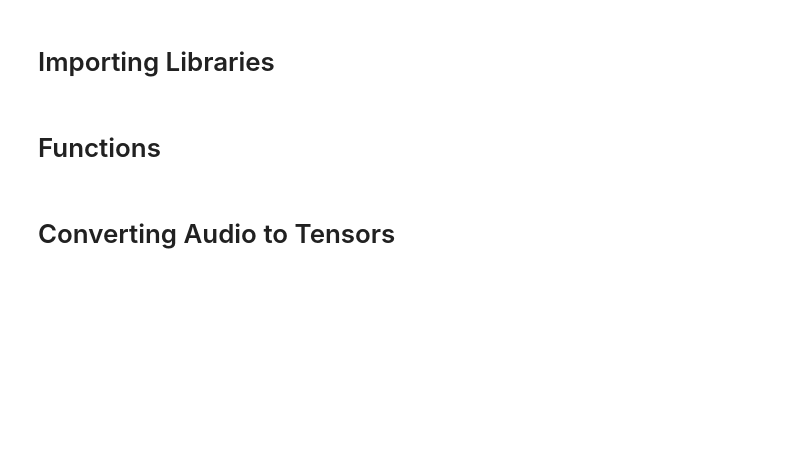
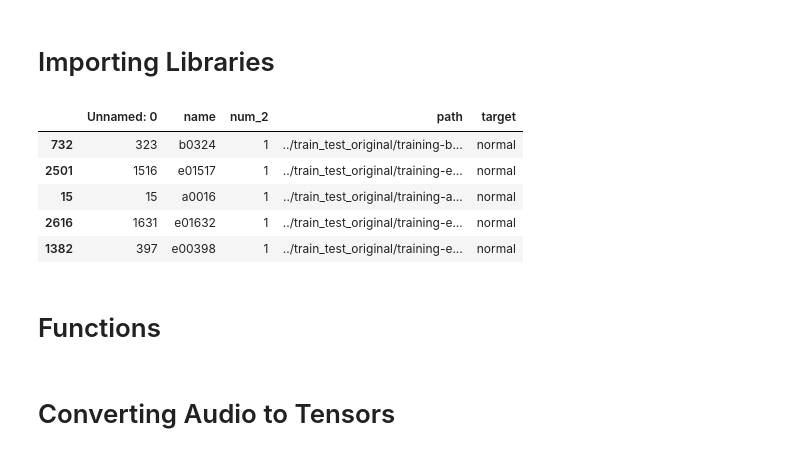
Before and after one commit to miladshiraniUCB/Heart-Sound-classification, a Jupyter notebook: Notebooks/ML-Models.ipynb, the cells around one changed output. Cells and saved outputs as stored; diff of their text form; code cells hidden in the pictures; blank space fills up the shorter version.

```diff
--- a/Notebooks/ML-Models.ipynb
+++ b/Notebooks/ML-Models.ipynb
@@ -36,6 +36,16 @@ import warnings
 warnings.filterwarnings('ignore')
 # %%
 df_train = pd.read_csv("df_train.csv")
+df_train = df_train.sample(frac = 1)
+# %%
+df_train.head()
+# %% [output]
+|  | Unnamed: 0 | name | num_2 | path | target |
+| 732 | 323 | b0324 | 1 | ../train_test_original/training-b... | normal |
+| 2501 | 1516 | e01517 | 1 | ../train_test_original/training-e... | normal |
+| 15 | 15 | a0016 | 1 | ../train_test_original/training-a... | normal |
+| 2616 | 1631 | e01632 | 1 | ../train_test_original/training-e... | normal |
+| 1382 | 397 | e00398 | 1 | ../train_test_original/training-e... | normal |
 # %% [markdown]
 # Functions
 # %%
```
Also changed, not shown: parts of 1 cell of this notebook, 5 other files.
